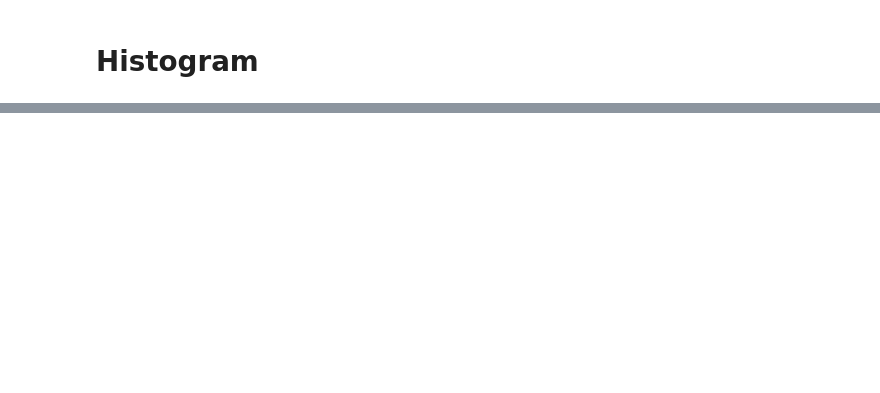
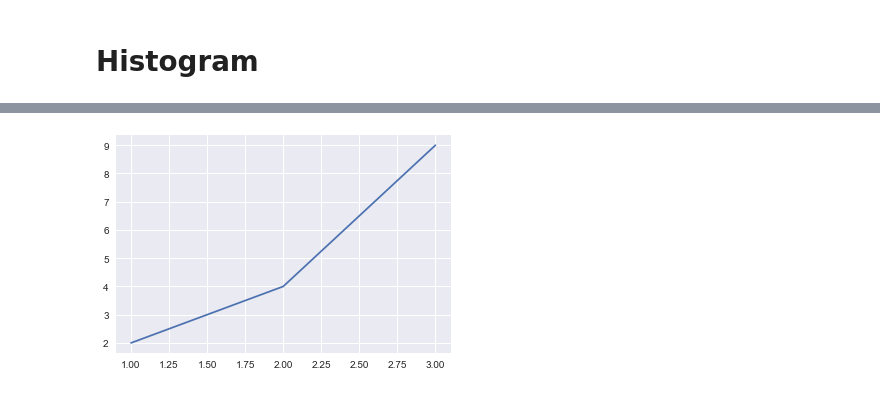
Before and after one commit to rishabhrathore055/DataScience, a Jupyter notebook: Data Visulization/Matplotlib/Matplotlib.ipynb, the cells around one changed output, grey strips where cells are left out. Cells and saved outputs as stored; diff of their text form; code cells hidden in the pictures; blank space fills up the shorter version.

```diff
--- a/Data Visulization/Matplotlib/Matplotlib.ipynb
+++ b/Data Visulization/Matplotlib/Matplotlib.ipynb
@@ -128,0 +130,5 @@ plt.show()
+# %%
+plt.plot([1,2,3],[2,4,9])
+plt.show()
+# %% [output]
+[figure, added]
```
Also changed, not shown: parts of 43 cells of this notebook, 2 other files.
